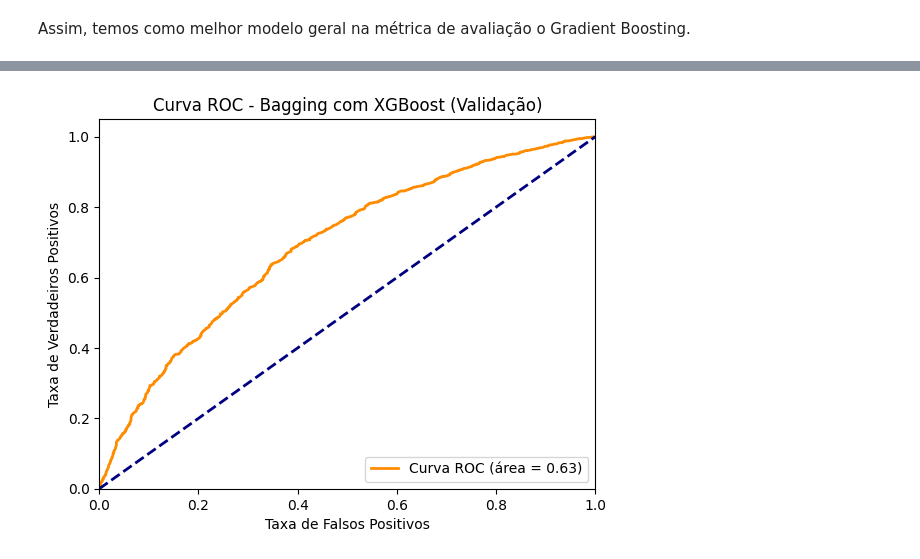
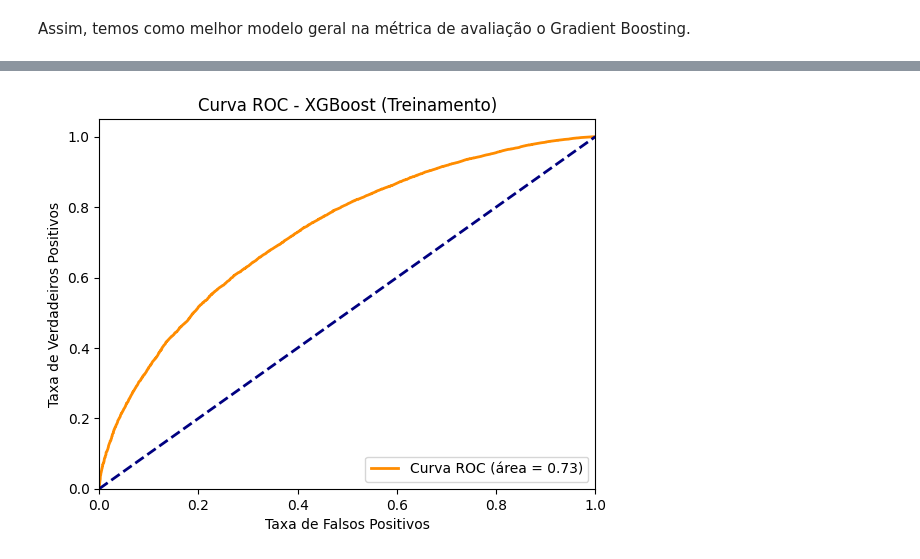
Before and after one commit to RodrigoBarbosaa/Flight_Delay_Prediction, a Jupyter notebook: voos.ipynb, the cells around one changed output, grey strips where cells are left out. Saved outputs shown, nothing was run; the diff lists cells and outputs as text; code cells hidden in the pictures.

Commit message:
Modelo de classificação finalizado

```diff
--- a/voos.ipynb
+++ b/voos.ipynb
@@ -1261,44 +1021,82 @@ weighted avg       0.68      0.69      0.69      4176
+# %%
+# Normalizar colunas específicas com z-score
+cols_to_normalize = ['Month', 'DayofMonth', 'DayOfWeek']
+scaler = StandardScaler()
+df_selected_routes_maior[cols_to_normalize] = scaler.fit_transform(df_selected_routes_maior[cols_to_normalize])
+
+# Codificar colunas categóricas
+df_selected_routes_maior = pd.get_dummies(df_selected_routes_maior, columns=['Airline', 'Origin', 'Dest'], drop_first=True)
+
+# Selecionar features e variável alvo
+X = df_selected_routes_maior.drop(columns=['CategoriaAtraso', 'FlightDate', 'OriginCityName', 'DestCityName', 'DepDelayMinutes'])
+y = df_selected_routes_maior['CategoriaAtraso']
+
+# Codificar as classes de 'y' como valores numéricos
+label_encoder = LabelEncoder()
+y = label_encoder.fit_transform(y)
+
+# Dividir os dados em conjuntos de treinamento, validação e teste com estratificação
+X_train, X_temp, y_train, y_temp = train_test_split(X, y, test_size=0.3, random_state=42, stratify=y)
+X_val, X_test, y_val, y_test = train_test_split(X_temp, y_temp, test_size=0.5, random_state=42, stratify=y_temp)
 # %%
-# Bagging com XGBoost
-bagging_model = BaggingClassifier(base_estimator=XGBClassifier(n_estimators=100, max_depth=5, learning_rate=0.1),
-                                  n_estimators=10, random_state=42)
-bagging_model.fit(X_train_selected, y_train_smote)
+# Treinar o modelo XGBoost
+best_xgb_model = XGBClassifier(n_estimators=100, max_depth=5, learning_rate=0.1, use_label_encoder=False, eval_metric='logloss')
+best_xgb_model.fit(X_train, y_train)
+
+# Avaliar o modelo no conjunto de treinamento
+y_train_pred_proba = best_xgb_model.predict_proba(X_train)[:, 1]
+train_auc_roc = roc_auc_score(y_train, y_train_pred_proba)
+fpr_train, tpr_train, _ = roc_curve(y_train, y_train_pred_proba)
+roc_auc_train = auc(fpr_train, tpr_train)
+print(f"Train AUC-ROC for XGBoost: {train_auc_roc}")
 
 # Avaliar o modelo no conjunto de validação
-y_val_pred = bagging_model.predict(X_val_selected)
-val_auc_roc = roc_auc_score(y_val, y_val_pred)
-print(f"Validation AUC-ROC for Bagging with XGBoost: {val_auc_roc}")
-print(classification_report(y_val, y_val_pred))
+y_val_pred_proba = best_xgb_model.predict_proba(X_val)[:, 1]
+val_auc_roc = roc_auc_score(y_val, y_val_pred_proba)
+fpr_val, tpr_val, _ = roc_curve(y_val, y_val_pred_proba)
+roc_auc_val = auc(fpr_val, tpr_val)
+print(f"Validation AUC-ROC for XGBoost: {val_auc_roc}")
 
 # Avaliar o modelo no conjunto de teste
-y_test_pred = bagging_model.predict(X_test_selected)
-test_auc_roc = roc_auc_score(y_test, y_test_pred)
-print(f"Test AUC-ROC for Bagging with XGBoost: {test_auc_roc}")
-print(classification_report(y_test, y_test_pred))
+y_test_pred_proba = best_xgb_model.predict_proba(X_test)[:, 1]
+test_auc_roc = roc_auc_score(y_test, y_test_pred_proba)
+fpr_test, tpr_test, _ = roc_curve(y_test, y_test_pred_proba)
+roc_auc_test = auc(fpr_test, tpr_test)
+print(f"Test AUC-ROC for XGBoost: {test_auc_roc}")
 
-# Plotar a curva ROC para o conjunto de validação
-fpr, tpr, _ = roc_curve(y_val, bagging_model.predict_proba(X_val_selected)[:, 1])
+# Plotar a curva ROC para o conjunto de treinamento
 plt.figure()
-plt.plot(fpr, tpr, color='darkorange', lw=2, label=f'Curva ROC (área = {val_auc_roc:.2f})')
+plt.plot(fpr_train, tpr_train, color='darkorange', lw=2, label='Curva ROC (área = %0.2f)' % roc_auc_train)
 plt.plot([0, 1], [0, 1], color='navy', lw=2, linestyle='--')
 plt.xlim([0.0, 1.0])
 plt.ylim([0.0, 1.05])
 plt.xlabel('Taxa de Falsos Positivos')
 plt.ylabel('Taxa de Verdadeiros Positivos')
-plt.title('Curva ROC - Bagging com XGBoost (Validação)')
+plt.title('Curva ROC - XGBoost (Treinamento)')
 plt.legend(loc="lower right")
 plt.show()
 
-# Plotar a curva ROC para o conjunto de teste
-fpr, tpr, _ = roc_curve(y_test, bagging_model.predict_proba(X_test_selected)[:, 1])
+# Plotar a curva ROC para o conjunto de validação
 plt.figure()
-plt.plot(fpr, tpr, color='darkorange', lw=2, label=f'Curva ROC (área = {test_auc_roc:.2f})')
+plt.plot(fpr_val, tpr_val, color='darkorange', lw=2, label='Curva ROC (área = %0.2f)' % roc_auc_val)
 plt.plot([0, 1], [0, 1], color='navy', lw=2, linestyle='--')
 plt.xlim([0.0, 1.0])
 plt.ylim([0.0, 1.05])
 plt.xlabel('Taxa de Falsos Positivos')
 plt.ylabel('Taxa de Verdadeiros Positivos')
-plt.title('Curva ROC - Bagging com XGBoost (Teste)')
+plt.title('Curva ROC - XGBoost (Validação)')
 plt.legend(loc="lower right")
 plt.show()
+
+# Plotar a curva ROC para o conjunto de teste
+plt.figure()
+plt.plot(fpr_test, tpr_test, color='darkorange', lw=2, label='Curva ROC (área = %0.2f)' % roc_auc_test)
+plt.plot([0, 1], [0, 1], color='navy', lw=2, linestyle='--')
+plt.xlim([0.0, 1.0])
+plt.ylim([0.0, 1.05])
+plt.xlabel('Taxa de Falsos Positivos')
+plt.ylabel('Taxa de Verdadeiros Positivos')
+plt.title('Curva ROC - XGBoost (Teste)')
+plt.legend(loc="lower right")
+plt.show()
 # %% [output]
@@ -1324 +1106 @@ weighted avg       0.68      0.69      0.68      4176
-[figure, old version]
+[figure, new version]
```
Also changed, not shown: parts of 34 cells of this notebook.
